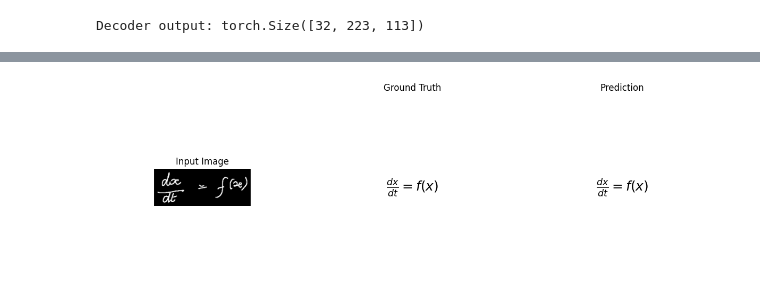
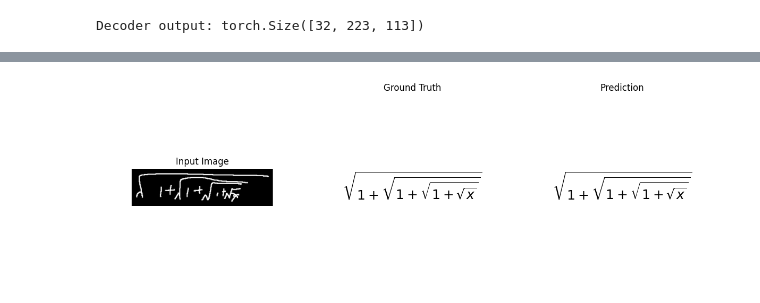
Before and after one commit to GuoJiashu/LaTex_Equation_Generator, a Jupyter notebook: LaTex_Equation_Generator.ipynb, the cells around one changed output, grey strips where cells are left out. Saved outputs shown, nothing was run; the diff lists cells and outputs as text; code cells hidden in the pictures.

Commit message:
test_dataset_split

```diff
--- a/LaTex_Equation_Generator.ipynb
+++ b/LaTex_Equation_Generator.ipynb
@@ -136,14 +136,19 @@ def collate_fn(batch):
     labels = torch.nn.utils.rnn.pad_sequence(labels, batch_first=True, padding_value=0)
     return images, labels, [len(l) for l in labels]
 
-train_imgs, val_imgs, train_codes, val_codes = train_test_split(
+train_imgs, tep_imgs, train_codes, tep_codes = train_test_split(
     image_names, latex_codes, test_size=0.3, random_state=42)
+
+val_imgs, test_imgs, val_codes, test_codes = train_test_split(
+    tep_imgs, tep_codes, test_size=0.5, random_state=41)
 
 train_dataset = LatexDataset(handwritten_equations, train_imgs, train_codes, max_seq_length)
 val_dataset = LatexDataset(handwritten_equations, val_imgs, val_codes, max_seq_length)
+test_dataset = LatexDataset(handwritten_equations, test_imgs, test_codes, max_seq_length)
 
 train_loader = DataLoader(train_dataset, batch_size=32, shuffle=True, collate_fn=collate_fn)
 val_loader = DataLoader(val_dataset, batch_size=32, shuffle=False, collate_fn=collate_fn)
+test_loader = DataLoader(test_dataset, batch_size=32, shuffle=False, collate_fn=collate_fn)
 # %%
 dict_dir = os.path.join(data_dir, "token_dicts")
 os.makedirs(dict_dir, exist_ok=True)
@@ -724,16 +754,17 @@ Saved best model to best_model.pt
 Epoch 12/50
 ... (41 outputs left out)
 # %%
-def beam_search_decode(model, image, token2idx, idx2token, beam_width=3, max_len=256):
+def beam_search_decode(model, image, token2idx, idx2token, beam_width=3, max_len=256, device="cuda"):
     model.eval()
-    device = next(model.parameters()).device
-    image = image.unsqueeze(0).to(device)
+
+    if not image.is_cuda:
+        image = image.to(device)
 
     with torch.no_grad():
-        memory = model.encoder(image)
-        memory = memory.expand(beam_width, *memory.shape[1:])  # [beam, H, W, D]
+        memory = model.encoder(image.unsqueeze(0))  # [1, C, H, W]
+        memory = memory.expand(beam_width, *memory.shape[1:])  # [beam, C, H, W]
 
-        sequences = [[token2idx['<s>']]]
+        sequences = [[token2idx['<s>']] for _ in range(beam_width)]
         scores = torch.zeros(beam_width, device=device)
         completed = []
 
@@ -747,7 +778,7 @@ def beam_search_decode(model, image, token2idx, idx2token, beam_width=3, max_len
                 tgt_input = torch.tensor(seq, dtype=torch.long, device=device).unsqueeze(0)
                 tgt_mask = generate_square_subsequent_mask(tgt_input.size(1)).to(device)
                 output = model.decoder(tgt_input, memory[i:i+1], tgt_mask)
-                probs = torch.log_softmax(output[0, -1], dim=-1)
+                probs = torch.log_softmax(output[0, -1], dim=-1)  # log-probs
 
                 topk_probs, topk_idx = torch.topk(probs, beam_width)
                 for j in range(beam_width):
@@ -1009,17 +1115,21 @@ def render_prediction_comparison(image_tensor, true_latex, pred_latex):
     plt.tight_layout()
     plt.show()
 # %%
+# 选择一个样本，比如第 7 个
 index = 7
-image, label = val_dataset[index]
+image, label = test_dataset[index]
 
+# 预测
 pred_tokens = beam_search_decode(model, image, token2idx, idx2token, beam_width=3)
 true_tokens = [idx2token[idx.item()] for idx in label]
 
+# 去除特殊符号
 def clean(toks): return ''.join(t for t in toks if t not in ['<s>', '</s>', '<pad>'])
 true_str = clean(true_tokens)
 pred_str = clean(pred_tokens)
 
+# 渲染对比图
 render_prediction_comparison(image, true_str, pred_str)
 # %% [output]
-[figure, old version]
+[figure, new version]
 # %%
```
Also changed, not shown: parts of 26 cells of this notebook, 2 other files.
